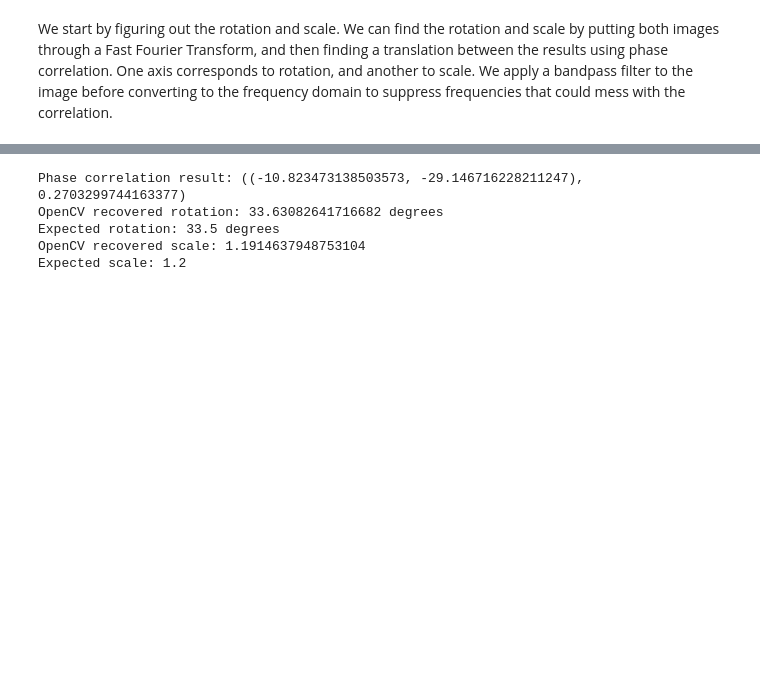
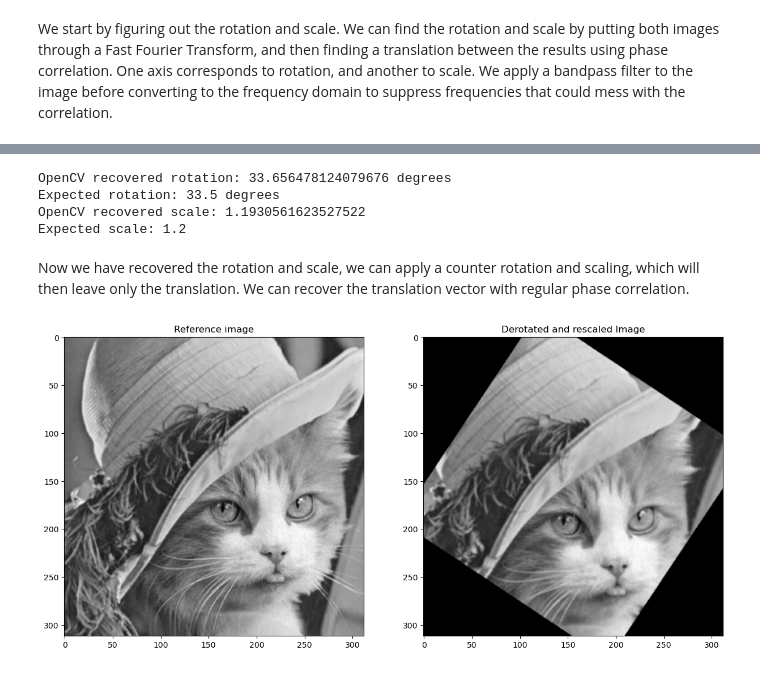
Before and after one commit to naavis/eclipsetools, a Jupyter notebook: notebooks/phase-correlation.ipynb, the cells around one changed output, grey strips where cells are left out. Saved outputs shown, nothing was run; the diff lists cells and outputs as text; code cells hidden in the pictures; blank space fills up the shorter version.

```diff
--- a/notebooks/phase-correlation.ipynb
+++ b/notebooks/phase-correlation.ipynb
@@ -94,19 +96,33 @@ _ = ax[1].set_title('Transformed Log-Polar FFT')
 # %%
 correlation_result = cv2.phaseCorrelate(ref_log_polar, transformed_log_polar)
-print(f'Phase correlation result: {correlation_result}')
+recovered_rotation = 360.0 * -correlation_result[0][1] / shape[0]
 
-# We use 180 degrees instead of 360 degrees because we used half of the angular axis
-print(f'OpenCV recovered rotation: {180.0 * -correlation_result[0][1] / ref_log_polar.shape[0]} degrees')
+print(f'OpenCV recovered rotation: {recovered_rotation} degrees')
 print(f'Expected rotation: {rotation_degrees} degrees')
 
 # Recover scale from the correlation result
 klog =  shortest_side / np.log(radius)
-shift_scale = np.exp(-correlation_result[0][0] / klog)
-print(f'OpenCV recovered scale: {shift_scale}')
+recovered_scale = np.exp(-correlation_result[0][0] / klog)
+print(f'OpenCV recovered scale: {recovered_scale}')
 print(f'Expected scale: {scale}')
 # %% [output]
-Phase correlation result: ((-10.823473138503573, -29.146716228211247), 0.2703299744163377)
-OpenCV recovered rotation: 33.63082641716682 degrees
+OpenCV recovered rotation: 33.656478124079676 degrees
 Expected rotation: 33.5 degrees
-OpenCV recovered scale: 1.1914637948753104
+OpenCV recovered scale: 1.1930561623527522
 Expected scale: 1.2
+# %% [markdown]
+Now we have recovered the rotation and scale, we can apply a counter rotation and scaling, which will then leave only the translation. We can recover the translation vector with regular phase correlation.
+# %%
+derotate_rescale_matrix = cv2.getRotationMatrix2D((transformed_image.shape[1] // 2, transformed_image.shape[0] // 2), -recovered_rotation, 1.0 / recovered_scale)
+transformed_image_recovered = cv2.warpAffine(
+    transformed_image_gray,
+    derotate_rescale_matrix,
+    dsize=(transformed_image_gray.shape[1], transformed_image_gray.shape[0]))
+
+fig, ax = plt.subplots(1, 2)
+_ = ax[0].imshow(ref_image_gray, cmap='gray')
+_ = ax[0].set_title('Reference image')
+_ = ax[1].imshow(transformed_image_recovered, cmap='gray')
+_ = ax[1].set_title('Derotated and rescaled Image')
+# %% [output]
+[figure, added]
```
Also changed, not shown: parts of 4 cells of this notebook.
